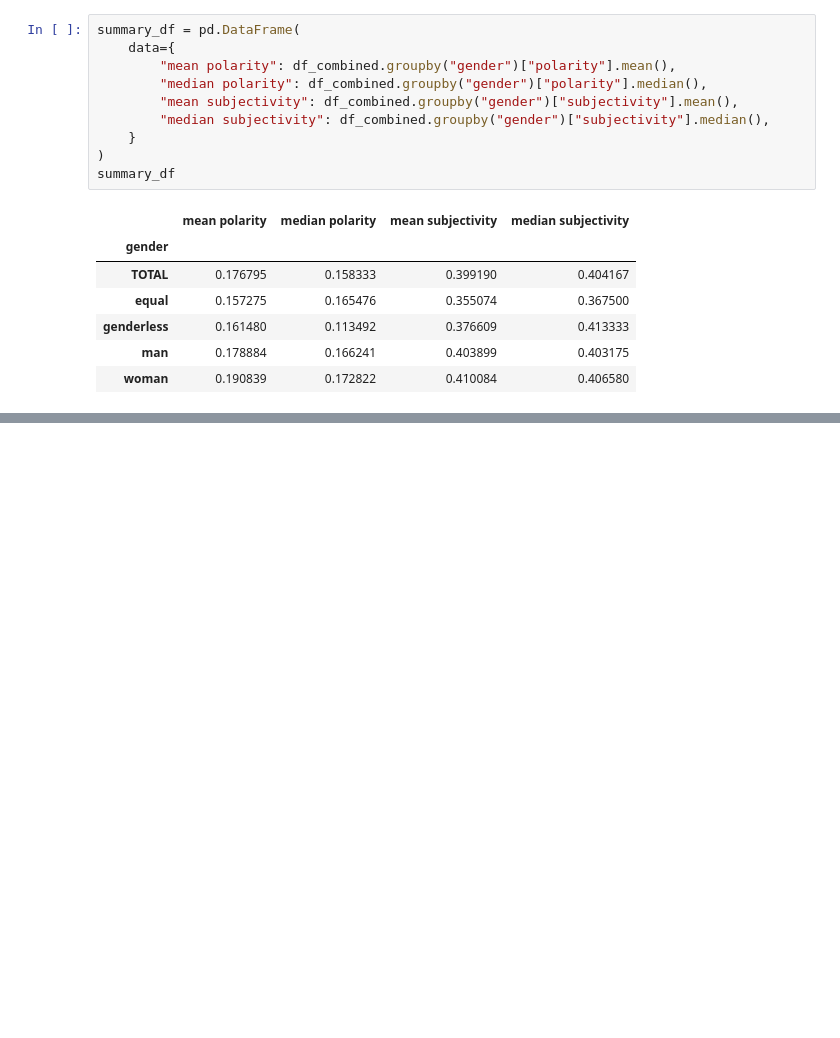
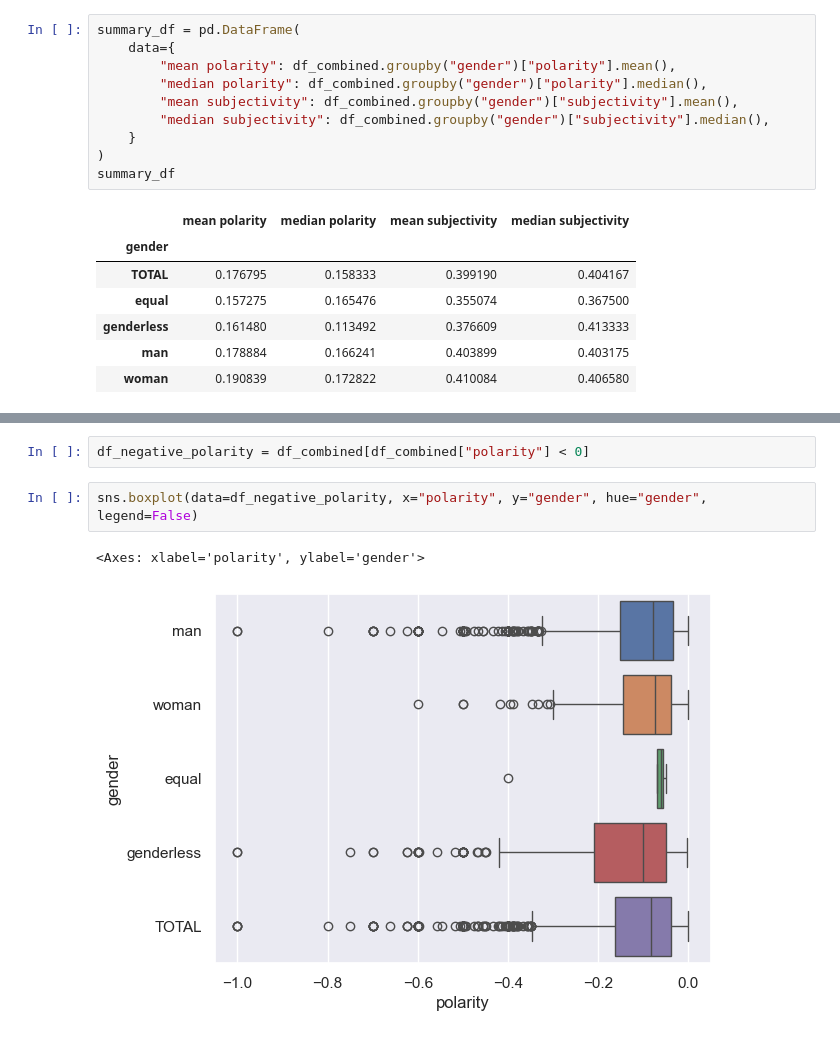
Before and after one commit to sfu-discourse-lab/ufc-women-data-collection, a Jupyter notebook: 09_visualize_sentiment.ipynb, the cells around one changed output, grey strips where cells are left out. Cells and saved outputs as stored; diff of their text form; blank space fills up the shorter version.

```diff
--- a/09_visualize_sentiment.ipynb
+++ b/09_visualize_sentiment.ipynb
@@ -106,0 +120,7 @@ summary_df
+# %%
+df_negative_polarity = df_combined[df_combined["polarity"] < 0]
+# %%
+sns.boxplot(data=df_negative_polarity, x="polarity", y="gender", hue="gender", legend=False)
+# %% [output]
+<Axes: xlabel='polarity', ylabel='gender'>
+[figure, added]
```
Also changed, not shown: parts of 3 cells of this notebook.
